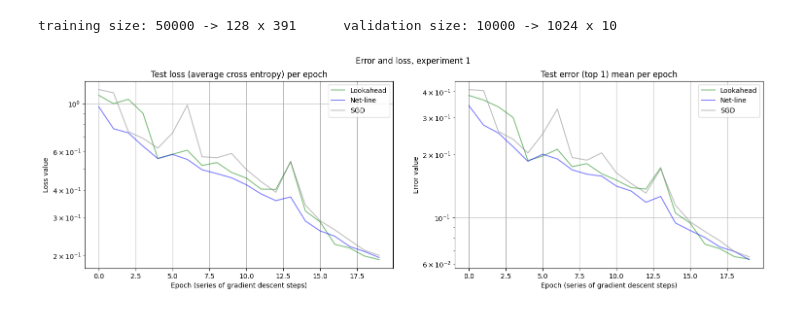
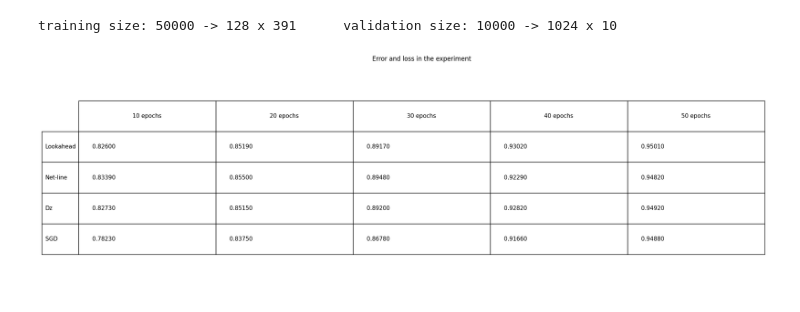
Before and after one commit to Brbauwens/adaptive_stepsize_modular, a Jupyter notebook: exp100.ipynb, the cells around one changed output. Drawn from its saved outputs; the diff is of its cells as text; code cells hidden in the pictures.

```diff
--- a/exp100.ipynb
+++ b/exp100.ipynb
@@ -24,7 +28,7 @@ os.makedirs("logs", exist_ok=True)
 
 device = get_device()
 # %%
-EPOCHS_PER_EXPERIMENT = 20
+EPOCHS_PER_EXPERIMENT = 50
 # %%
 logging.basicConfig(filename="logs/exp100.log",
                 level=logging.INFO,
@@ -40,19 +44,25 @@ model = make_resnet18v2(train_dl).to(device)
 
 meta = MetaData(output_dim=10, device=device)
 
-#Netline
-lr1 = 1e-4 #1e-5
+lr1 = 5e-5
 lr_max = 0.02
 val_momentum = 0.9
-snl_sch = NetLine(model=model, meta=meta, lr1=lr1, lr_max=lr_max, momentum=val_momentum, weight_decay=5e-3)
-snl_sch.lr_averaging_queue_size = 50
-snl_sch._arctan_coeff = 4.0
-snl_sch.epochs_per_experiment = EPOCHS_PER_EXPERIMENT
-snl_sch.epochs_warmup = 3
-snl_sch.epochs_shutdown = 0
-snl_sch.init()
 
-exp_netline = ExperimentWithScheduler("netline", model, None, snl_sch, do_optimiser_step=False)
+#Netline
+nl_opt = NetLine(model=model, meta=meta, lr1=lr1, momentum=val_momentum, weight_decay=5e-3)
+nl_opt.lr_averaging_queue_size = 50
+nl_sch = CosineAnnealingNetLine(optimizer = nl_opt, lr_max=lr_max,\
+                                epochs_per_experiment = EPOCHS_PER_EXPERIMENT, epochs_warmup = 3, epochs_shutdown = 0)
+exp_netline = ExperimentWithScheduler("netline", model, nl_opt, nl_sch, do_optimiser_step=False)
+
+#Dz
+model_dz = clone_resnet18v2(model, meta)
+
+dz_opt = NetDz(model=model_dz, meta=meta, lr1=lr1, momentum=val_momentum, weight_decay=5e-3)
+dz_opt.lr_averaging_queue_size = 50
+dz_sch = CosineAnnealingNetLine(optimizer = dz_opt, lr_max=lr_max,\
+                                epochs_per_experiment = EPOCHS_PER_EXPERIMENT, epochs_warmup = 3, epochs_shutdown = 0)
+exp_dz = ExperimentWithScheduler("dz", model_dz, dz_opt, dz_sch, do_optimiser_step=False)
 
 #Lookahead
 model_lookahead = clone_resnet18v2(model, meta)
@@ -67,7 +77,7 @@ opt_sgd = optim.SGD(model_sgd.parameters(), lr=lr_max, momentum=val_momentum, we
 schd_sgd = optim.lr_scheduler.CosineAnnealingLR(opt_sgd, T_max=EPOCHS_PER_EXPERIMENT)
 exp_sgd = ExperimentWithScheduler("sgd", model_sgd, opt_sgd, schd_sgd, do_optimiser_step=True)
 
-experiments = [exp_netline, exp_lookahead, exp_sgd]
+experiments = [exp_netline, exp_dz, exp_lookahead, exp_sgd]
 # %% [output]
 training size: 50000 -> 128 x 391      validation size: 10000 -> 1024 x 10
 # %%
@@ -151,7 +197,8 @@ trainers = []
 exp_recorder = ExperimentsRecorder()
 
 for exp in experiments:
-    tn = Trainer(exp.model, exp.optimizer, exp.scheduler, do_optimiser_step = hasattr(exp, 'do_optimiser_step') and exp.do_optimiser_step)
+    tn = Trainer(exp.model, exp.optimizer, exp.scheduler, experiment_name = exp.name, verbose = 0, \
+                         do_optimiser_step = hasattr(exp, 'do_optimiser_step') and exp.do_optimiser_step)
     trainers.append(tn)
     exp_recorder[exp.name] = tn.recorder
 
@@ -175,6 +222,9 @@ for epoch in range(EPOCHS_PER_EXPERIMENT):
 
     print(f"Epoch {epoch+1} check finished")
     display.clear_output()
-    experiment_comparison(exp_recorder, "Error and loss, experiment 1")
+    experiment_comparison(exp_recorder, "Error and loss, current experiment")
-# %% [output]
-[figure, removed]
+# %%
+title3 = "Error and loss in the experiment".format(exp_recorder)
+accuracy_comparison(exp_recorder, title=title3)
+# %% [output]
+[figure, added]
```
Also changed, not shown: parts of 2 cells of this notebook, 1 other file.
